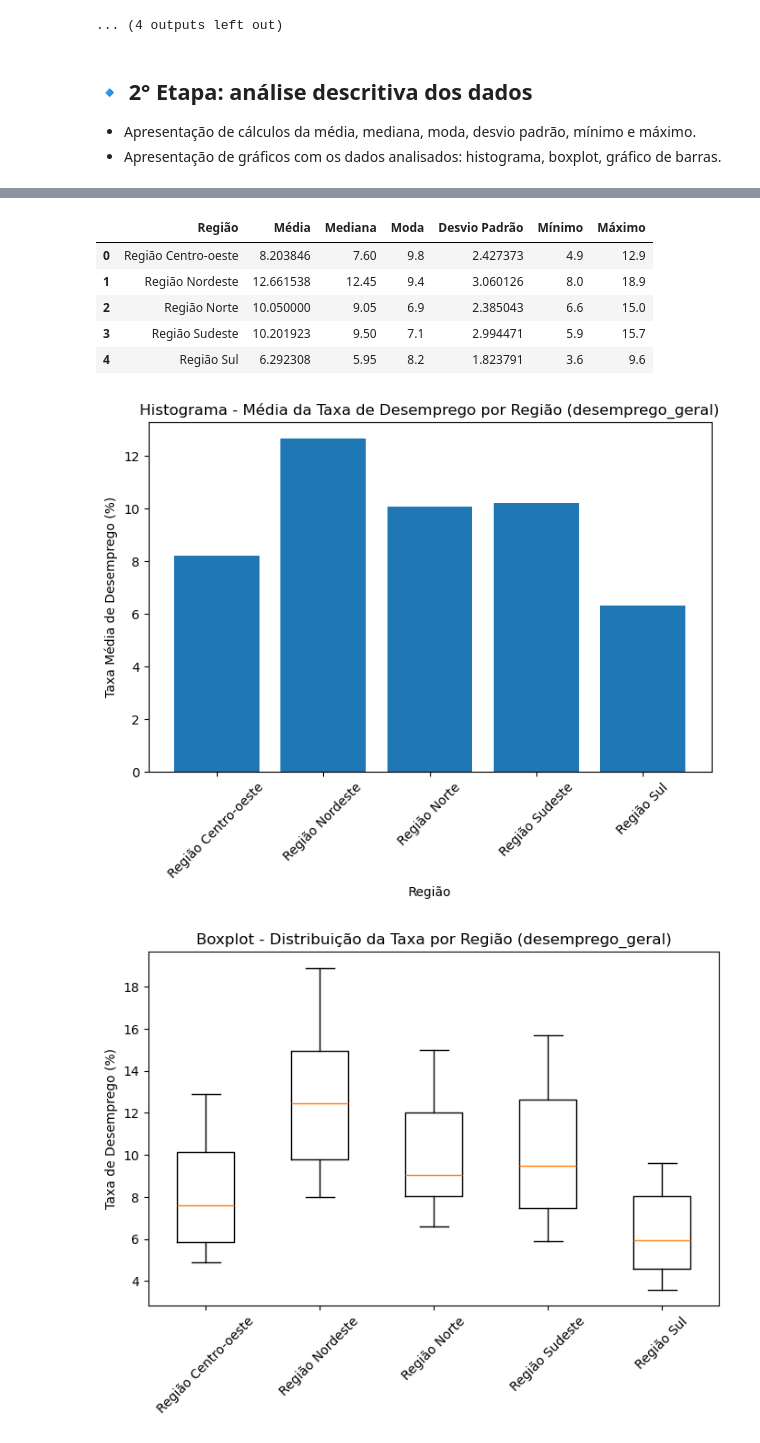
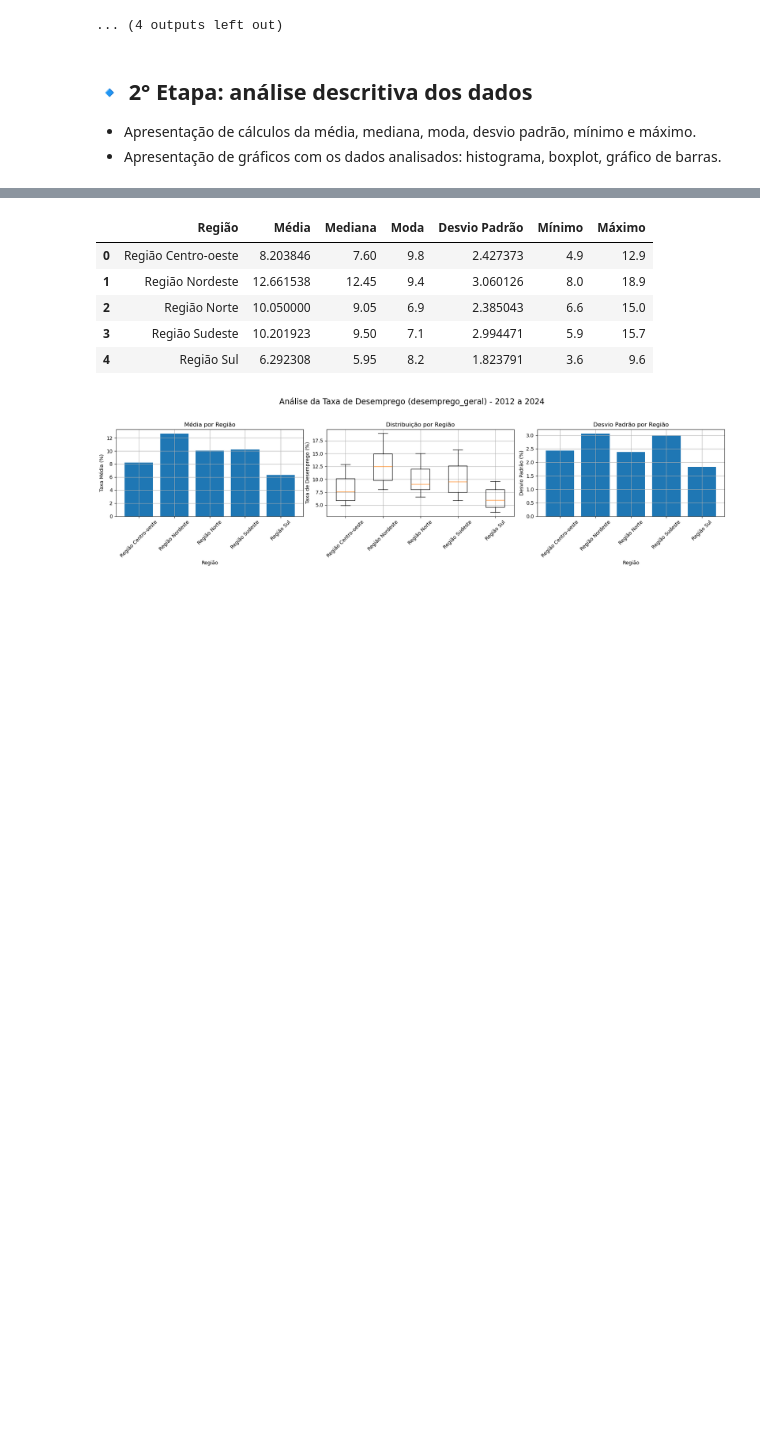
Before and after one commit to Andre-Luis-Correa/tarefa-ciencia-dados-1, a Jupyter notebook: analise_desemprego_brasil.ipynb, the cells around one changed output, grey strips where cells are left out. Drawn from its saved outputs; the diff is of its cells as text; code cells hidden in the pictures; blank space fills up the shorter version.

```diff
--- a/analise_desemprego_brasil.ipynb
+++ b/analise_desemprego_brasil.ipynb
@@ -109,7 +109,7 @@ for chave, novo_data_frame in dados.items():
 import matplotlib.pyplot as plt
 
 def calcular_estatisticas_gerais_por_regiao(data_frame, nome):
-    print(f'📊 Estatísticas gerais para: {nome} (por Região)\n')
+    print(f'\n📊 Estatísticas gerais para: {nome} (por Região) - De 2012 a 2024\n')
 
     if 'Região' not in data_frame.columns:
         print('Não existe coluna "Região" nesse DataFrame.\n')
@@ -156,44 +156,47 @@ def plotar_graficos_regiao(data_frame, nome):
         print(f'Sem dados numéricos para {nome}')
         return
 
-    # Derreter (melt) o dataframe para Região, Trimestre e Valor
-    # Transforma em mais linhas
+    # Derreter o dataframe
     data_frame_melt = data_frame.melt(id_vars=['Região'], value_vars=colunas_numericas,
                                       var_name='Trimestre', value_name='Valor')
 
     # Agrupar valores por Região
     grupo_regiao = data_frame_melt.groupby('Região')['Valor']
 
-    # 1. Histograma das médias de cada Região
     medias = grupo_regiao.mean()
-
-    plt.figure(figsize=(8, 5))
-    plt.bar(medias.index, medias.values)
-    plt.title(f'Histograma - Média da Taxa de Desemprego por Região ({nome})')
-    plt.ylabel('Taxa Média de Desemprego (%)')
-    plt.xlabel('Região')
-    plt.xticks(rotation=45)
-    plt.show()
-
-    # 2. Boxplot das taxas de desemprego por Região
+    desvios = grupo_regiao.std()
     valores_por_regiao = [grupo.values for _, grupo in grupo_regiao]
 
-    plt.figure(figsize=(8, 5))
-    plt.boxplot(valores_por_regiao, tick_labels=grupo_regiao.groups.keys())
-    plt.title(f'Boxplot - Distribuição da Taxa por Região ({nome})')
-    plt.ylabel('Taxa de Desemprego (%)')
-    plt.xticks(rotation=45)
-    plt.show()
+    # Criar a grade de subplots: 1 linha, 3 colunas
+    fig, axes = plt.subplots(1, 3, figsize=(18, 5))  # (largura total, altura)
 
-    # 3. Gráfico de barras: Desvio padrão por Região
-    desvios = grupo_regiao.std()
+    # 1. Histograma - Médias por Região
+    axes[0].bar(medias.index, medias.values)
+    axes[0].set_title('Média por Região')
+    axes[0].set_ylabel('Taxa Média (%)')
+    axes[0].set_xlabel('Região')
+    axes[0].tick_params(axis='x', rotation=45)
+    axes[0].grid(True)
 
-    plt.figure(figsize=(8, 5))
-    plt.bar(desvios.index, desvios.values)
-    plt.title(f'Gráfico de Barras - Desvio Padrão da Taxa por Região ({nome})')
-    plt.ylabel('Desvio Padrão da Taxa de Desemprego (%)')
-    plt.xlabel('Região')
-    plt.xticks(rotation=45)
+    # 2. Boxplot - Distribuição das taxas
+    axes[1].boxplot(valores_por_regiao, tick_labels=grupo_regiao.groups.keys())
+    axes[1].set_title('Distribuição por Região')
+    axes[1].set_ylabel('Taxa de Desemprego (%)')
+    axes[1].tick_params(axis='x', rotation=45)
+    axes[1].grid(True)
+
+    # 3. Gráfico de barras - Desvio padrão
+    axes[2].bar(desvios.index, desvios.values)
+    axes[2].set_title('Desvio Padrão por Região')
+    axes[2].set_ylabel('Desvio Padrão (%)')
+    axes[2].set_xlabel('Região')
+    axes[2].tick_params(axis='x', rotation=45)
+    axes[2].grid(True)
+
+    # Título geral para os 3
+    fig.suptitle(f'Análise da Taxa de Desemprego ({nome}) - 2012 a 2024', fontsize=16)
+
+    plt.tight_layout(rect=(0.0, 0.0, 1.0, 0.95))  # Ajustar para não sobrepor o título
     plt.show()
 
 # Loop para aplicar em todos os DataFrames
@@ -205,8 +208,7 @@ for nome, df in dados.items():
 |  | Região | Média | Mediana | Moda | Desvio Padrão | Mínimo | Máximo |
 | 0 | Região Centro-oeste | 8.203846 | 7.60 | 9.8 | 2.427373 | 4.9 | 12.9 |
 | 1 | Região Nordeste | 12.661538 | 12.45 | 9.4 | 3.060126 | 8.0 | 18.9 |
 | 2 | Região Norte | 10.050000 | 9.05 | 6.9 | 2.385043 | 6.6 | 15.0 |
 | 3 | Região Sudeste | 10.201923 | 9.50 | 7.1 | 2.994471 | 5.9 | 15.7 |
 | 4 | Região Sul | 6.292308 | 5.95 | 8.2 | 1.823791 | 3.6 | 9.6 |
-[figure, old version]
+[figure, new version]
-[figure, old version]
```
Also changed, not shown: parts of 3 cells of this notebook, 1 other file.
